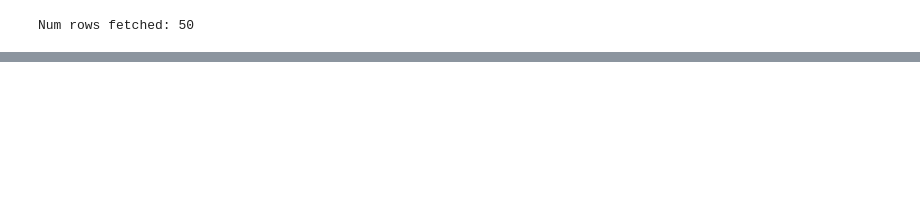
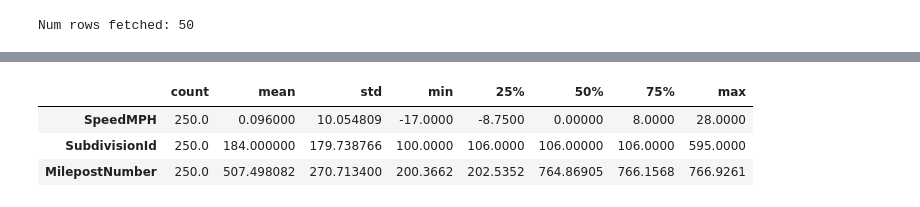
Before and after one commit to uno-amullinnix/train-position-model, a Jupyter notebook: notebooks/TimeSeriesForecasting.ipynb, the cells around one changed output, grey strips where cells are left out. Drawn from its saved outputs; the diff is of its cells as text; code cells hidden in the pictures; blank space fills up the shorter version.

```diff
--- a/notebooks/TimeSeriesForecasting.ipynb
+++ b/notebooks/TimeSeriesForecasting.ipynb
@@ -80,2 +113,9 @@ positionMilepostTimesDataFrame.head()
 # %%
 # Inspect and clean up - look at statistics of dataset
+
+positionMilepostTimesDataFrame.describe().transpose()
+# %% [output]
+|  | count | mean | std | min | 25% | 50% | 75% | max |
+| SpeedMPH | 250.0 | 0.096000 | 10.054809 | -17.0000 | -8.7500 | 0.00000 | 8.0000 | 28.0000 |
+| SubdivisionId | 250.0 | 184.000000 | 179.738766 | 100.0000 | 106.0000 | 106.00000 | 106.0000 | 595.0000 |
+| MilepostNumber | 250.0 | 507.498082 | 270.713400 | 200.3662 | 202.5352 | 764.86905 | 766.1568 | 766.9261 |
```
Also changed, not shown: parts of 11 cells of this notebook.
